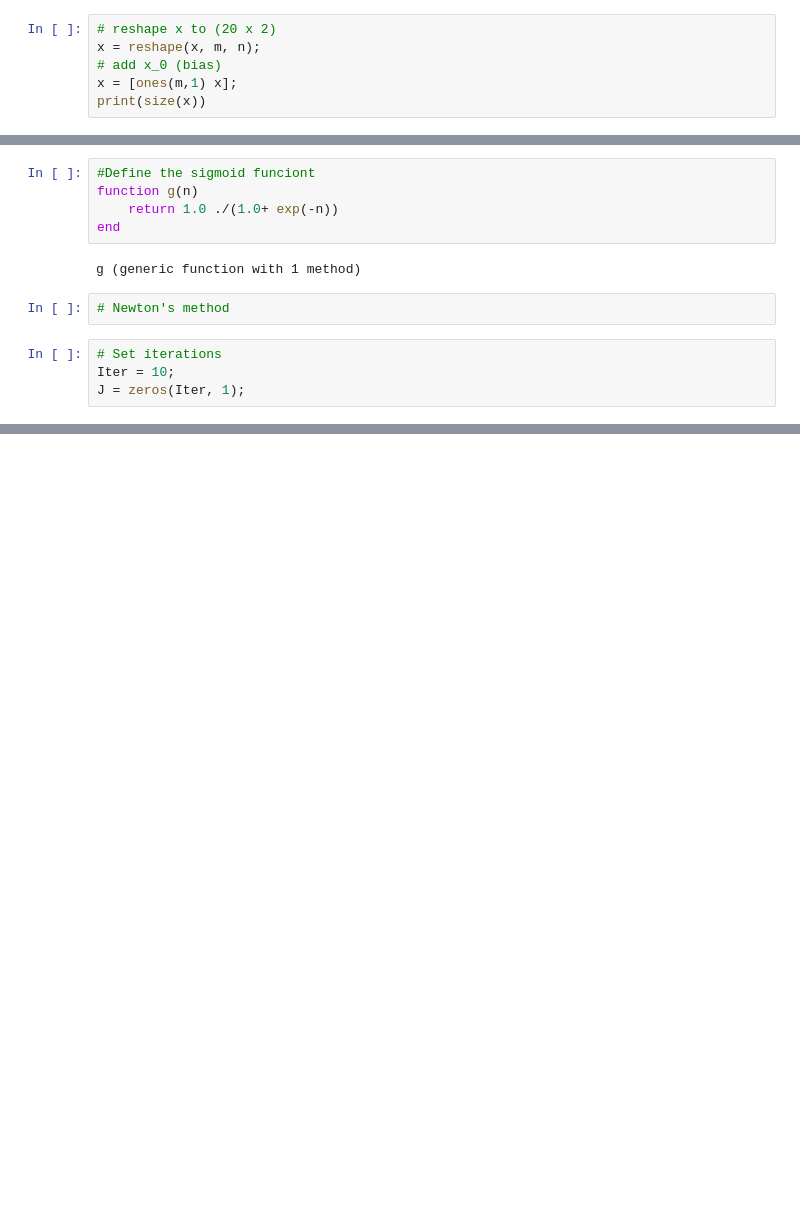
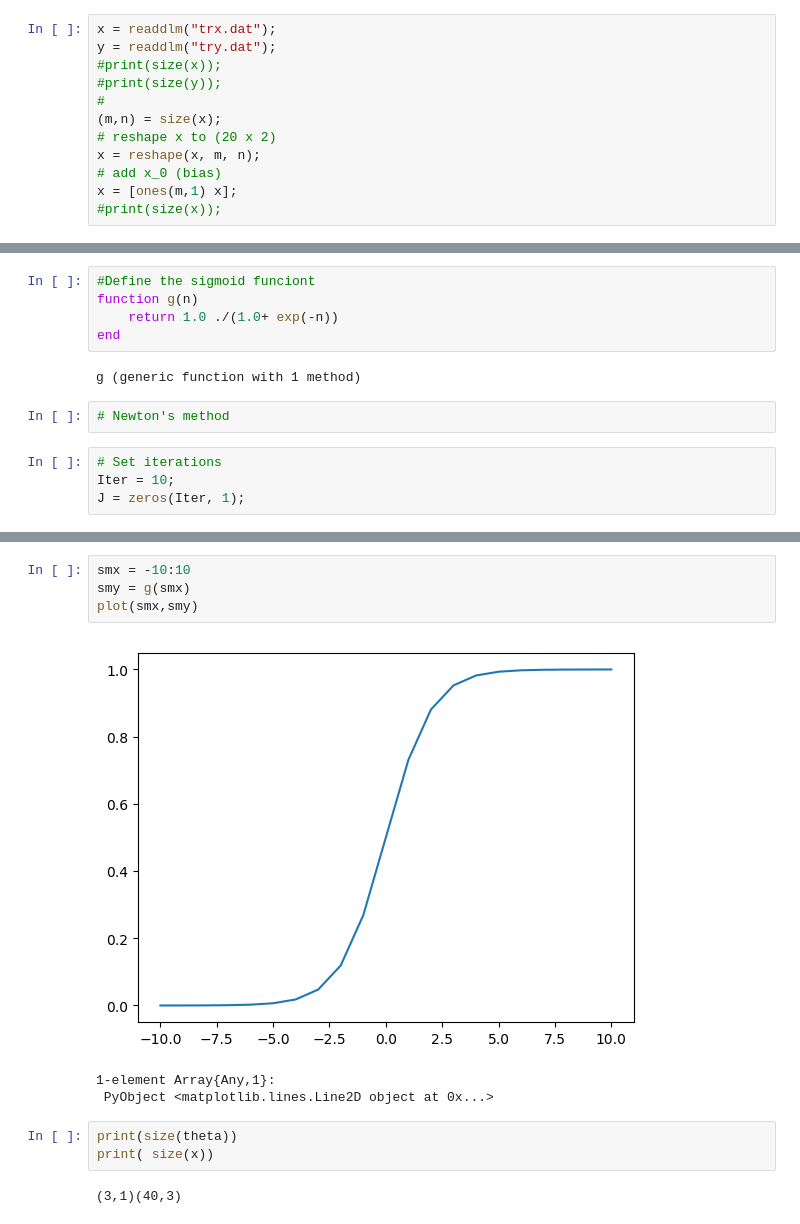
Before and after one commit to dukn/MachineLearning, a Jupyter notebook: Ex4.ipynb, the cells around one changed output, grey strips where cells are left out. Drawn from its saved outputs; the diff is of its cells as text; blank space fills up the shorter version.

```diff
--- a/Ex4.ipynb
+++ b/Ex4.ipynb
@@ -15,6 +5,12 @@ print(size(y))
 # %%
+x = readdlm("trx.dat");
+y = readdlm("try.dat");
+#print(size(x));
+#print(size(y));
+#
+(m,n) = size(x);
 # reshape x to (20 x 2)
 x = reshape(x, m, n);
 # add x_0 (bias)
 x = [ones(m,1) x];
-print(size(x))
+#print(size(x));
@@ -68,0 +73,13 @@ print(J)
+# %%
+smx = -10:10
+smy = g(smx)
+plot(smx,smy)
+# %% [output]
+[figure, added]
+1-element Array{Any,1}:
+ PyObject <matplotlib.lines.Line2D object at 0x...>
+# %%
+print(size(theta))
+print( size(x))
+# %% [output]
+(3,1)(40,3)
```
Also changed, not shown: parts of 10 cells of this notebook, 7 other files.
